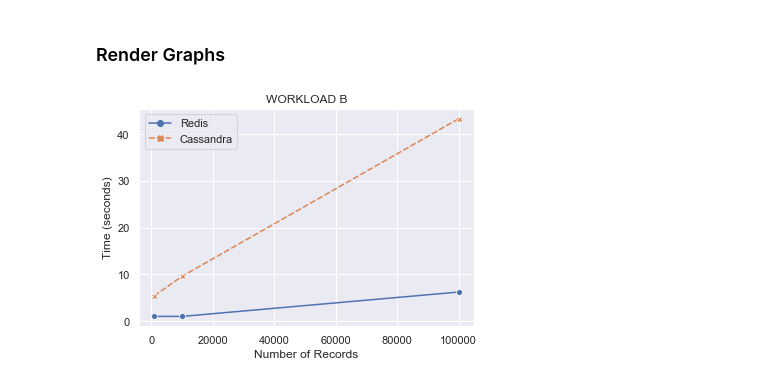
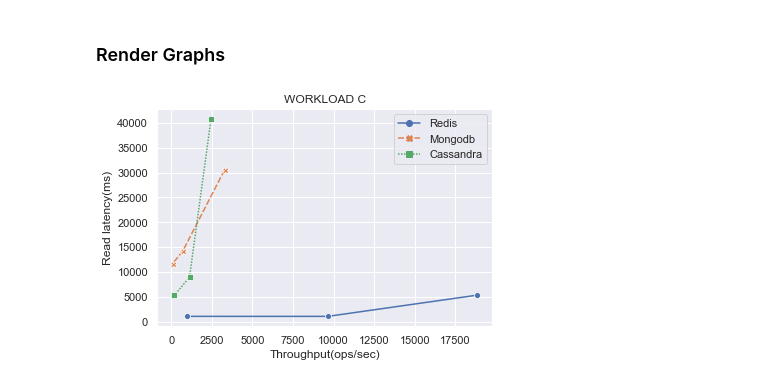
Before and after one commit to philipsales/YCSB-bash-scripts, a Jupyter notebook: visualization/lineplot.ipynb, the cells around one changed output. Saved outputs shown, nothing was run; the diff lists cells and outputs as text; code cells hidden in the pictures.

```diff
--- a/visualization/lineplot.ipynb
+++ b/visualization/lineplot.ipynb
@@ -136,23 +174,19 @@ class FileIterator:
         self.path_root = 'output'
 
     def iterate_filenames(self):
-        logger.debug('--iterate_filenames')
-
         databases = self.__iterate_database(self.path_root)
         files = self.__iterate_file(databases)
         return files
 
     def __iterate_database(self, root_dir):
-        logger.debug('--iterate_database')
         path_dbs = []
-        databases = ['redis','cassandra-cql']
+        databases = ['redis','mongodb','cassandra-cql']
 
         for database in databases:
             path_dbs.append(root_dir + '/' + database)
         return path_dbs
 
     def __iterate_file(self, path_dbs):
-        logger.debug('--iterate_file')
         path_db_workload_files = []
 
         for path_db in path_dbs:
@@ -161,7 +195,7 @@ class FileIterator:
                     if ".ipynb_checkpoints" in dirs:
                         pass
                     else:
-                        if ".swp" not in filename and ".txt~" not in filename:
+                        if ".swp" not in filename and ".DS_Store" not in filename and ".txt~" not in filename:
                             path_db_workload_files.append(root + '/' + filename)
                             #logger.debug(root + '/' + filename)
         return path_db_workload_files
@@ -279,6 +345,8 @@ class CSVReader():
 # %%
 files = FileIterator()
 file_paths = files.iterate_filenames()
+#print(file_paths)
+csv_files = CSVReader(file_paths)
 
-csv_files = CSVReader(file_paths)
-df_data = csv_files.get_data()
+csv_data = []
+csv_data = csv_files.get_data()
@@ -292,6 +353,6 @@ df_data = csv_files.get_data()
 # %% [markdown]
 ### Convert source file to dataFrame
 # %%
-db3 = pd.DataFrame(df_data, columns=['run','database','workload','record_nbr','type','label','value'])
+db3 = pd.DataFrame(csv_data, columns=['run','database','workload','record_nbr','type','label','value','throughput','throughput_value','runtime','runtime_value'])
 db3.head()
 # %% [output]
@@ -308,8 +369,8 @@ db3.to_csv('output_df.csv',sep=',')
 # %% [markdown]
 ### Render Graphs
 # %%
-workload = 'workload b'
+workload = 'workload c'
 graph = LinePlot(db3,workload)
-graph.renderGraph()
+graph.graph_ops_vs_latency()
 # %% [output]
-[figure, old version]
+[figure, new version]
```
Also changed, not shown: parts of 7 cells of this notebook, 8 other files.
